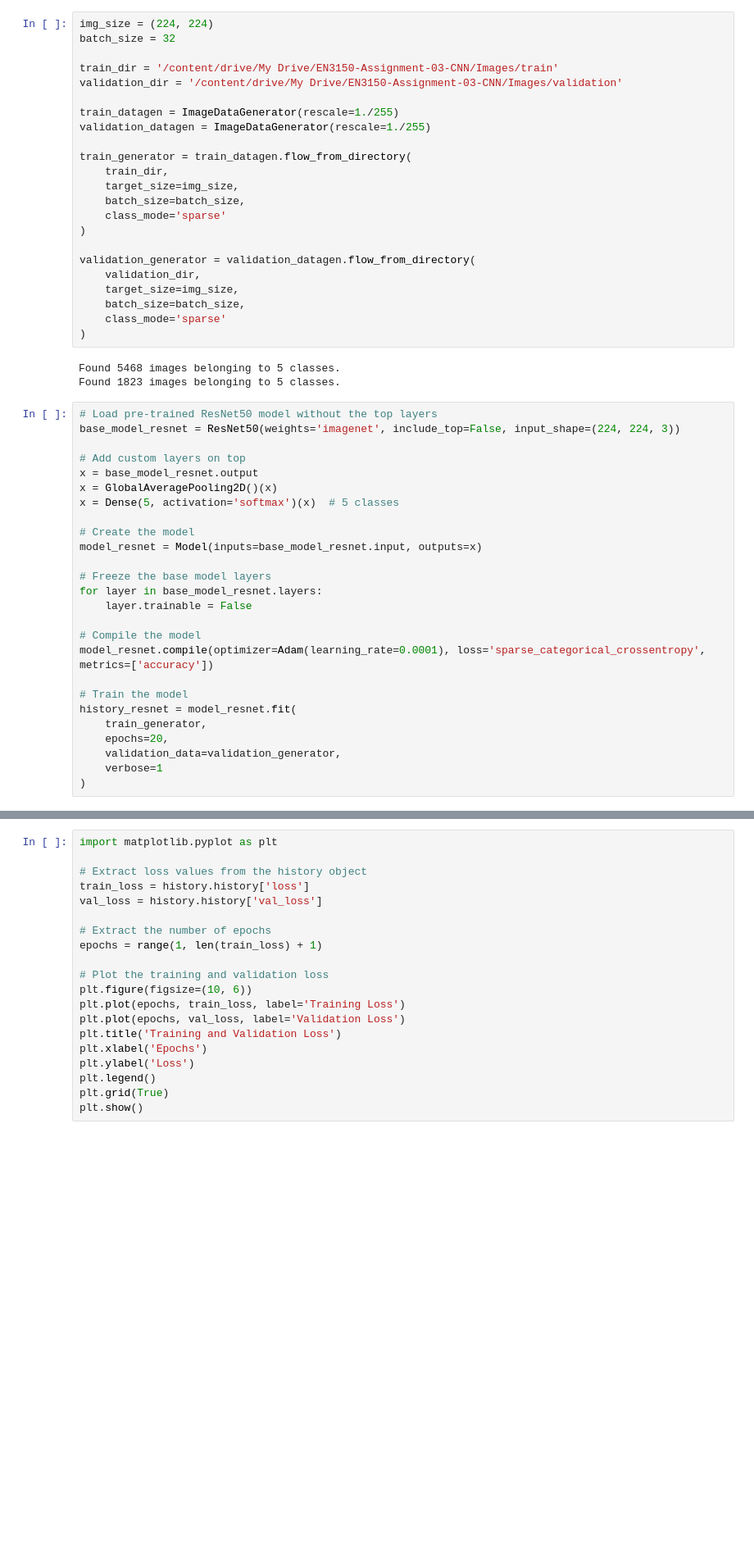
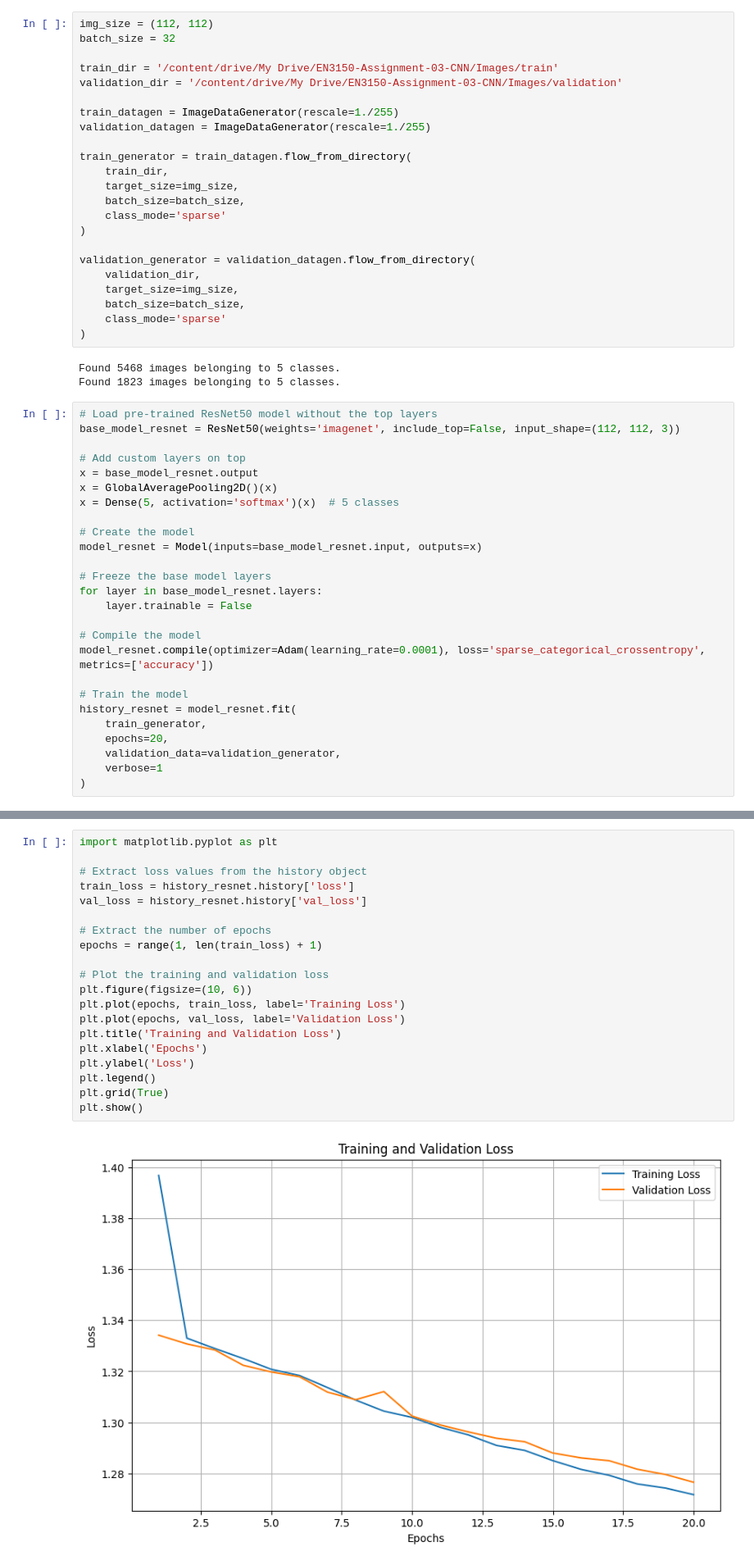
Before and after one commit to InduwaraGayashan001/EN3150-Assignment-03-CNN, a Jupyter notebook: Assignment_03_Neural_Nexus_Part_02.ipynb, the cells around one changed output, grey strips where cells are left out. Shown at 82% size. Saved outputs shown, nothing was run; the diff lists cells and outputs as text; blank space fills up the shorter version.

Commit message:
Train the resnet model

```diff
--- a/Assignment_03_Neural_Nexus_Part_02.ipynb
+++ b/Assignment_03_Neural_Nexus_Part_02.ipynb
@@ -13,7 +13,7 @@ from tensorflow.keras.models import Model
 from tensorflow.keras.preprocessing.image import ImageDataGenerator
 from tensorflow.keras.optimizers import Adam
 # %%
-img_size = (224, 224)
+img_size = (112, 112)
 batch_size = 32
 
 train_dir = '/content/drive/My Drive/EN3150-Assignment-03-CNN/Images/train'
@@ -40,7 +40,7 @@ Found 5468 images belonging to 5 classes.
 Found 1823 images belonging to 5 classes.
 # %%
 # Load pre-trained ResNet50 model without the top layers
-base_model_resnet = ResNet50(weights='imagenet', include_top=False, input_shape=(224, 224, 3))
+base_model_resnet = ResNet50(weights='imagenet', include_top=False, input_shape=(112, 112, 3))
 
 # Add custom layers on top
 x = base_model_resnet.output
@@ -85,22 +97,24 @@ print("Model saved successfully!")
 # %%
 import matplotlib.pyplot as plt
 
 # Extract loss values from the history object
-train_loss = history.history['loss']
-val_loss = history.history['val_loss']
+train_loss = history_resnet.history['loss']
+val_loss = history_resnet.history['val_loss']
 
 # Extract the number of epochs
 epochs = range(1, len(train_loss) + 1)
 
 # Plot the training and validation loss
 plt.figure(figsize=(10, 6))
 plt.plot(epochs, train_loss, label='Training Loss')
 plt.plot(epochs, val_loss, label='Validation Loss')
 plt.title('Training and Validation Loss')
 plt.xlabel('Epochs')
 plt.ylabel('Loss')
 plt.legend()
 plt.grid(True)
 plt.show()
+# %% [output]
+[figure, added]
 # %%
 from tensorflow.keras.preprocessing.image import ImageDataGenerator
```
Also changed, not shown: parts of 6 cells of this notebook.
